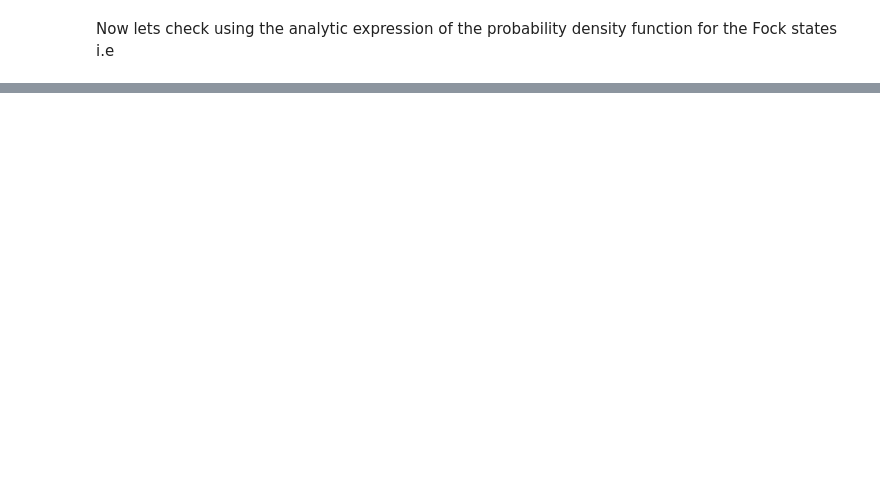
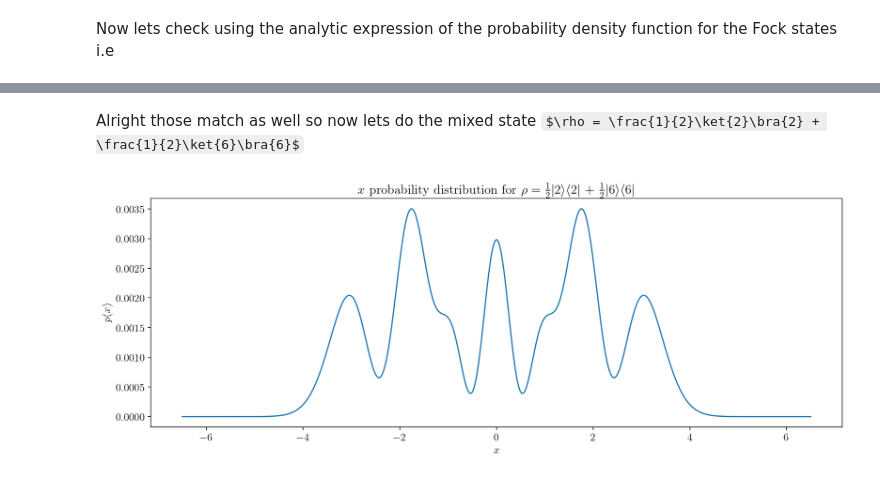
Before and after one commit to amanuelanteneh/aman-notes, a Jupyter notebook: _sources/physics/quantum-mechanics/homodyne_detection.ipynb, the cells around one changed output, grey strips where cells are left out. Saved outputs shown, nothing was run; the diff lists cells and outputs as text; code cells hidden in the pictures; some formulas as TeX source; blank space fills up the shorter version.

```diff
--- a/_sources/physics/quantum-mechanics/homodyne_detection.ipynb
+++ b/_sources/physics/quantum-mechanics/homodyne_detection.ipynb
@@ -184,0 +232,24 @@ Looks like they match! Now just to be safe let's check that this works for a sup
+# %% [markdown]
+Alright those match as well so now lets do the mixed state $\rho = \frac{1}{2}\ket{2}\bra{2} + \frac{1}{2}\ket{6}\bra{6}$
+# %%
+state_name = r"$\rho=\frac{1}{2}|" + str(fock1) + r"\rangle\langle$" + str(fock1) + r"$|$" \
+             + " + " + r"$\frac{1}{2}|" + str(fock2) + r"\rangle\langle$" + str(fock2) + r"$|$"
+
+rho = qt.fock_dm(dim, fock1) +  qt.fock_dm(dim, fock2)
+rho /= rho.tr() # normalize state
+rho = np.array( rho )
+
+pdf = np.zeros(shape=(num_points,) , dtype=np.complex128)
+
+for n in range(rho.shape[0]):
+    for m in range(rho.shape[1]):
+        pdf += rho[n, m] * ( (2**(n+m)) * fac(n) * fac(m) )**(-0.5) * H(m)(points) * H(n)(points)
+
+pdf *=  m_w_over_pi_hbar * np.exp(-points**2)
+pdf = np.real(pdf) # imaginary parts should have all canceled but still need to cast to real data type
+pdf[pdf < 1e-10] = 0 # zero out any super small or negative probabilities
+
+pdf /= sum(pdf) # normalize probability distribution
+plot_pdf(points, pdf, state_name)
+# %% [output]
+[figure, added]
```
Also changed, not shown: parts of 10 cells of this notebook, 5 other files.
